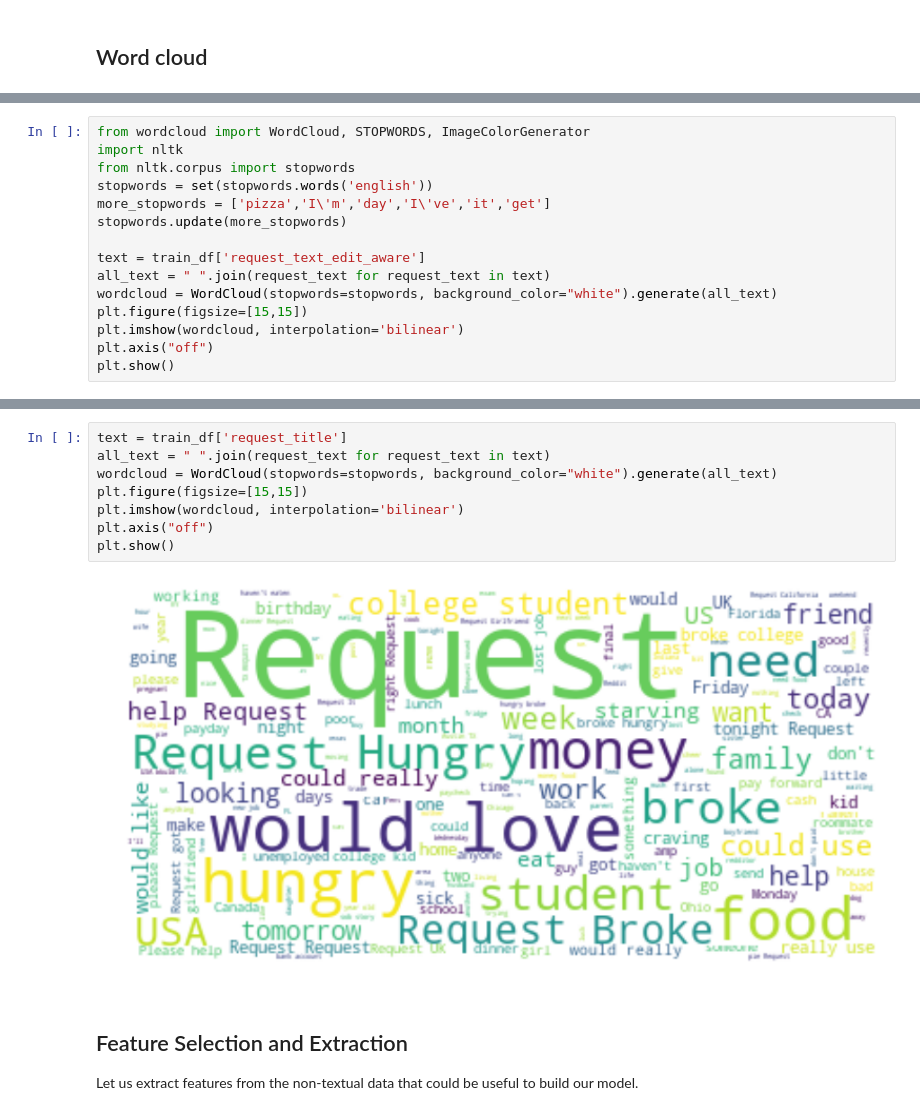
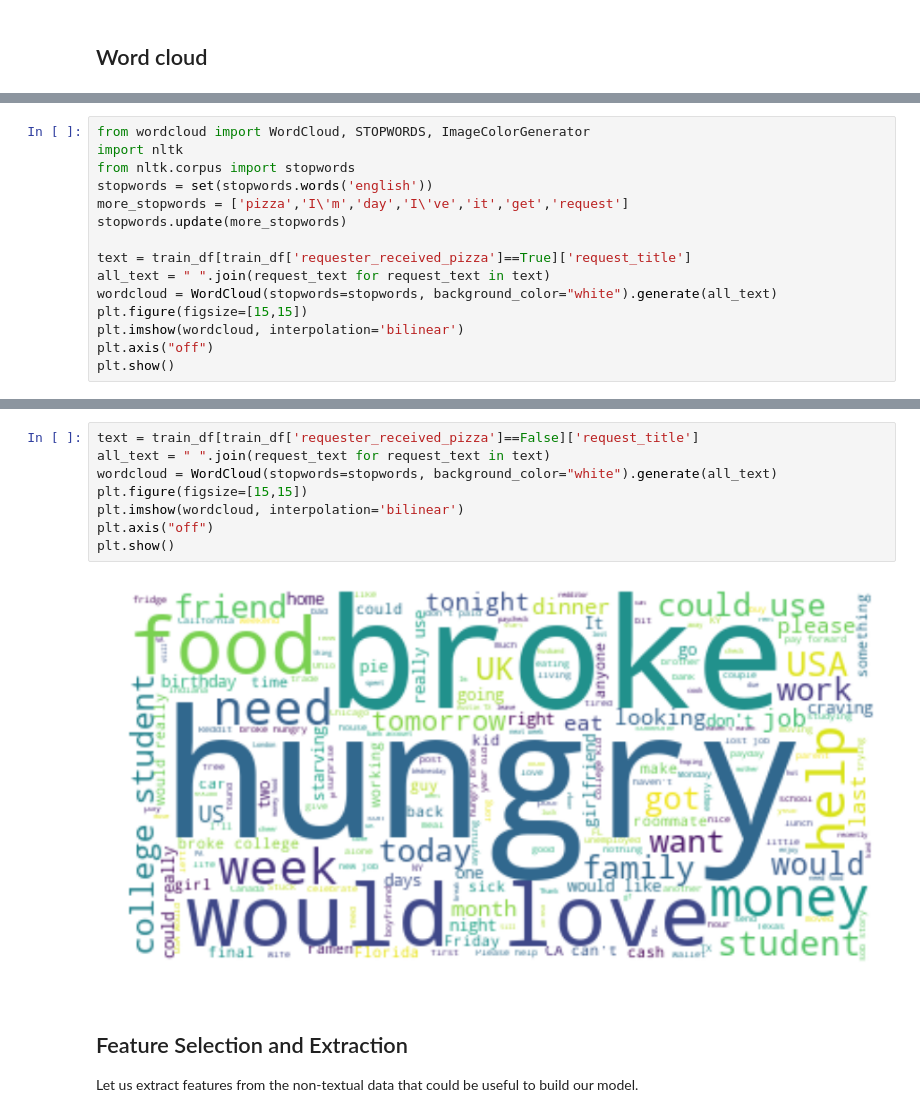
Before and after one commit to gkarnataki/w207-final-project, a Jupyter notebook: RAOP-Final.ipynb, the cells around one changed output, grey strips where cells are left out. Cells and saved outputs as stored; diff of their text form.

```diff
--- a/RAOP-Final.ipynb
+++ b/RAOP-Final.ipynb
@@ -163,10 +166,10 @@ from wordcloud import WordCloud, STOPWORDS, ImageColorGenerator
 import nltk
 from nltk.corpus import stopwords
 stopwords = set(stopwords.words('english'))
-more_stopwords = ['pizza','I\'m','day','I\'ve','it','get']
+more_stopwords = ['pizza','I\'m','day','I\'ve','it','get','request']
 stopwords.update(more_stopwords)
 
-text = train_df['request_text_edit_aware']
+text = train_df[train_df['requester_received_pizza']==True]['request_title']
 all_text = " ".join(request_text for request_text in text)
 wordcloud = WordCloud(stopwords=stopwords, background_color="white").generate(all_text)
 plt.figure(figsize=[15,15])
@@ -179,13 +181,13 @@ plt.show()
 # %%
-text = train_df['request_title']
+text = train_df[train_df['requester_received_pizza']==False]['request_title']
 all_text = " ".join(request_text for request_text in text)
 wordcloud = WordCloud(stopwords=stopwords, background_color="white").generate(all_text)
 plt.figure(figsize=[15,15])
 plt.imshow(wordcloud, interpolation='bilinear')
 plt.axis("off")
 plt.show()
 # %% [output]
-[figure, old version]
+[figure, new version]
 # %% [markdown]
 ## Feature Selection and Extraction
 
```
Also changed, not shown: parts of 18 cells of this notebook.
